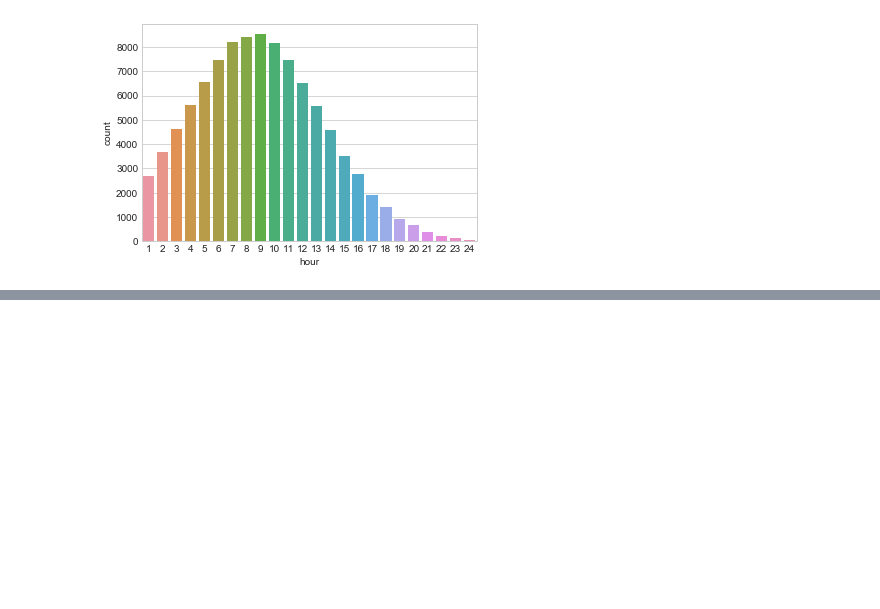
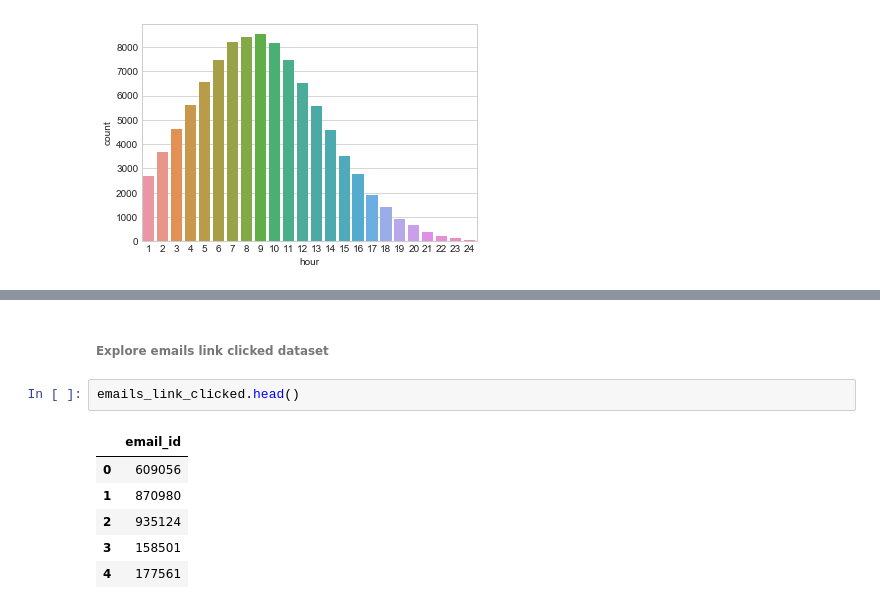
Before and after one commit to LilyElizabethJohn/Take-Home-Challenges---Giulio-Palombo, a Jupyter notebook: Email Campaign - Take Home Challenge 7.ipynb, the cells around one changed output, grey strips where cells are left out. Saved outputs shown, nothing was run; the diff lists cells and outputs as text; blank space fills up the shorter version.

```diff
--- a/Email Campaign - Take Home Challenge 7.ipynb
+++ b/Email Campaign - Take Home Challenge 7.ipynb
@@ -180,0 +203,11 @@ sns.countplot(emails.hour)
+# %% [markdown]
+###### Explore emails link clicked dataset
+# %%
+emails_link_clicked.head()
+# %% [output]
+|  | email_id |
+| 0 | 609056 |
+| 1 | 870980 |
+| 2 | 935124 |
+| 3 | 158501 |
+| 4 | 177561 |
```
Also changed, not shown: parts of 4 cells of this notebook.
